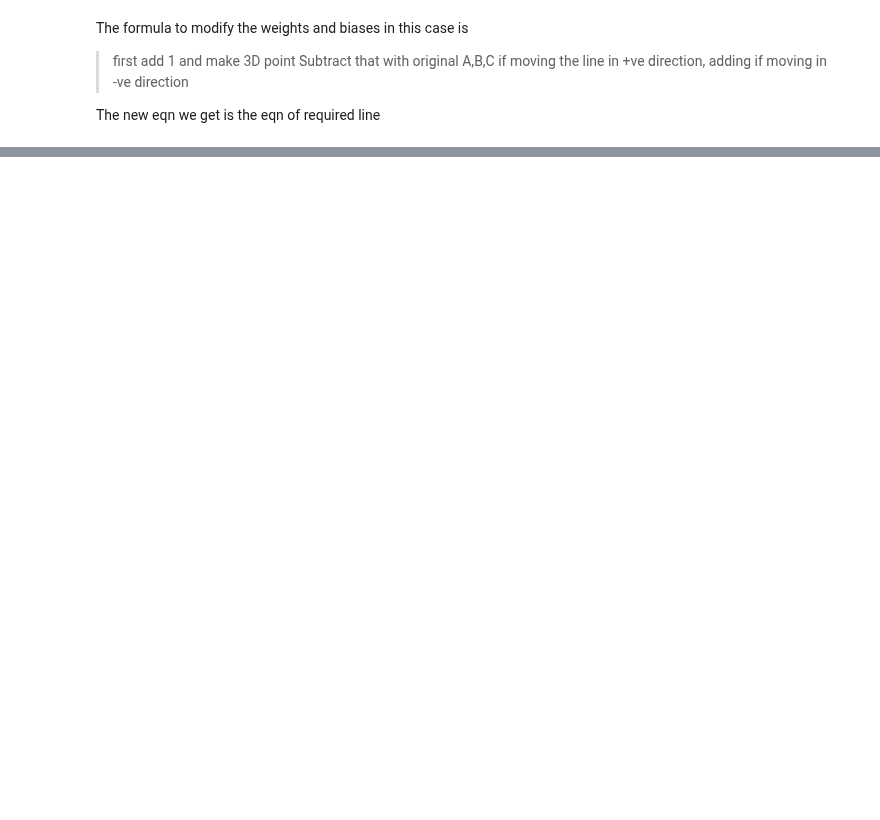
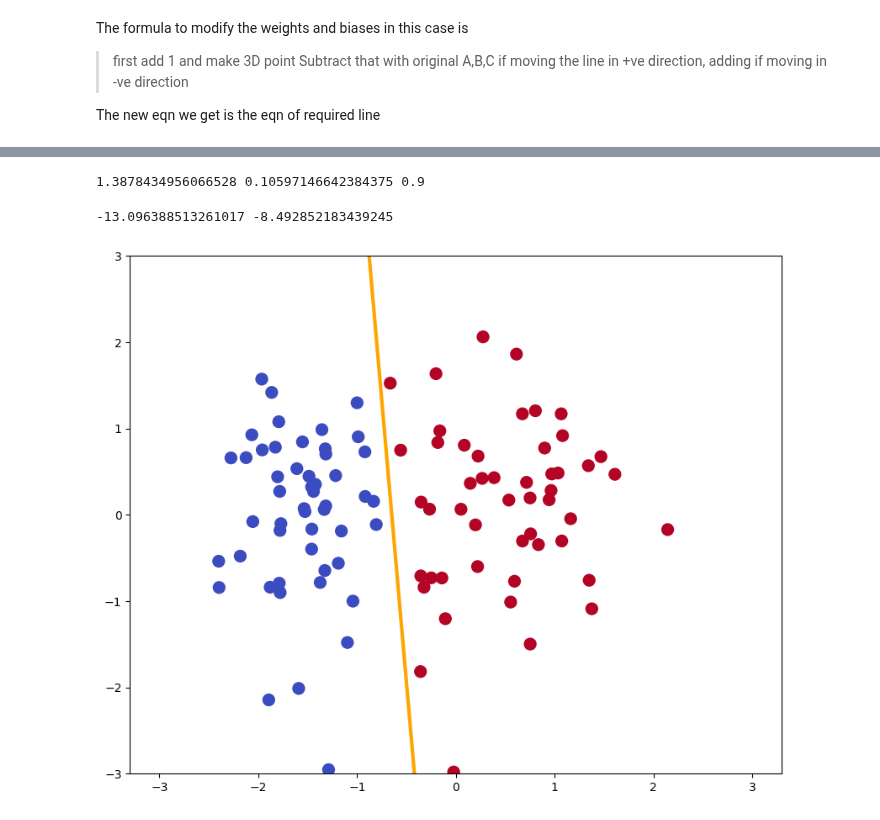
Before and after one commit to SakshiKhatiwada/Python, a Jupyter notebook: Deep-Learning/manual_perceptron.ipynb, the cells around one changed output, grey strips where cells are left out. Saved outputs shown, nothing was run; the diff lists cells and outputs as text; code cells hidden in the pictures; blank space fills up the shorter version.

```diff
--- a/Deep-Learning/manual_perceptron.ipynb
+++ b/Deep-Learning/manual_perceptron.ipynb
@@ -64,0 +69,39 @@ plt.show()
+# %%
+def perceptron_updated(X,y):
+  w1= w2= b = 1
+  lr = 0.1
+  for _ in range(1000): # epochs
+    for i in range(X.shape[0]): # no. of rows
+      fx = w1 * X[i, 0] + w2 * X[i, 1] + b
+
+      # can also do => 2y[i] - 1
+      Yi = -1 if y[i] == 0 else 1 # pitfall 🕳️: y = {-1,1} NOT {0,1}
+      if Yi*fx < 0:
+       w1 = w1 + lr * Yi * X[i,0] # w1 = w1 - lr * (- y[i] * fx)
+       w2 = w2 + lr* Yi * X[i,1]
+       b = b + lr * Yi
+
+  return w1,w2,b
+# %%
+w1, w2, b = perceptron_updated(X,y)
+# %%
+print (w1, w2, b)
+# %% [output]
+1.3878434956066528 0.10597146642384375 0.9
+# %%
+m = -(w1/w2)
+c = -(b/w2)
+print(m,c)
+# %% [output]
+-13.096388513261017 -8.492852183439245
+# %%
+x_input = np.linspace(-3,3,100)
+y_input = m*x_input + c
+# %%
+plt.figure(figsize=(10,8))
+plt.scatter(X[:,0],X[:,1],c=y, s=100, cmap='coolwarm')
+plt.plot(x_input, y_input, color='orange', linewidth=3)
+plt.ylim(-3,3)
+plt.show()
+# %% [output]
+[figure, added]
```
Also changed, not shown: parts of 7 cells of this notebook.
